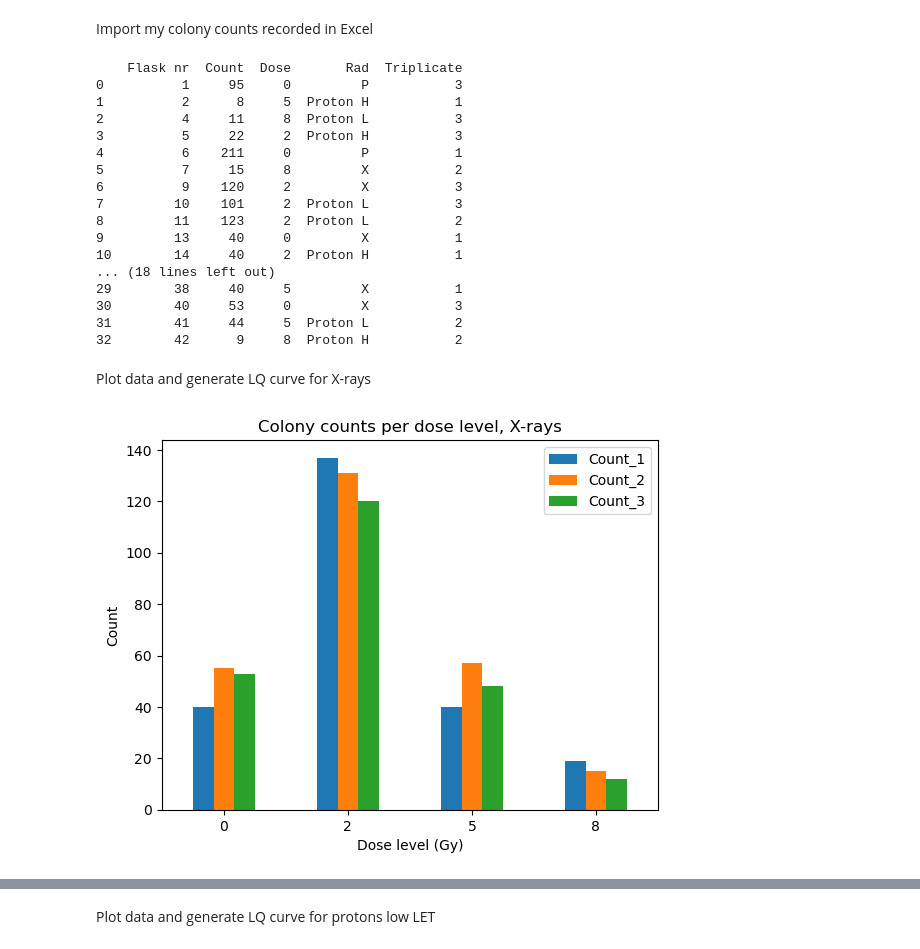
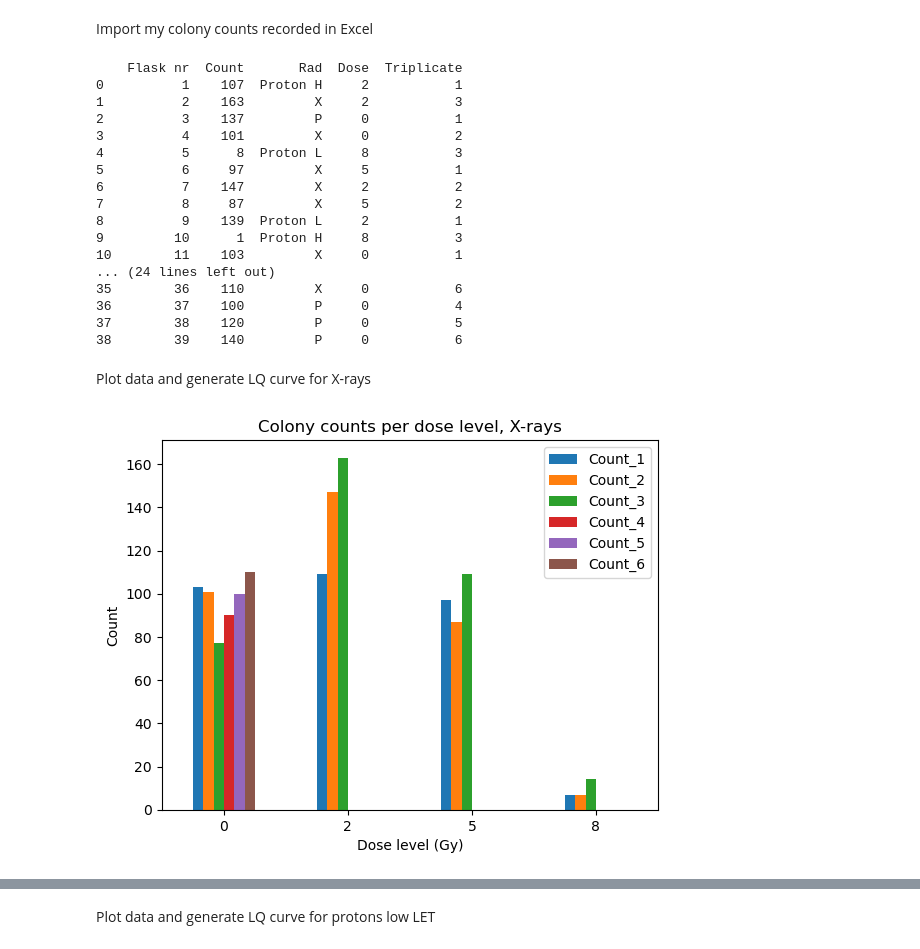
Before and after one commit to BrittHaanen15/Thesis_project, a Jupyter notebook: Python codes/Cell survival analysis per experiment.ipynb, the cells around one changed output, grey strips where cells are left out. Saved outputs shown, nothing was run; the diff lists cells and outputs as text; code cells hidden in the pictures.

Commit message:
Updated for new experiments: 1= adjusted plating numbers, 2 = updated to accept 6 controls

```diff
--- a/Python codes/Cell survival analysis per experiment.ipynb
+++ b/Python codes/Cell survival analysis per experiment.ipynb
@@ -11,13 +11,13 @@ from scipy.interpolate import interp1d
 # %% [markdown]
 Import my colony counts recorded in Excel
 # %%
-path = r"C:\Users\bhaan\Documents\#Master Degree\Thesis\Thesis_project\Cell survival results\Corrected results 18 Nov.xlsx"
+path = r"C:\Users\bhaan\Documents\#Master Degree\Thesis\Thesis_project\Cell survival results\Bogus results with 6 controls.xlsx"
 data = pd.read_excel(path)
 
 #Set dose levels and used plating numbers
 Dose_levels = np.array([0, 2, 5, 8])
-Plating_numbers = np.array([500, 1000, 4000, 16000])
-Plating_numbers_h = np.array([500, 1000, 8000, 16000])
+Plating_numbers = np.array([500, 1000, 5000, 20000])
+Plating_numbers_h = np.array([500, 1000, 10000, 20000])
 
 #Edge correction
 Adjusted_Plating_numbers = 0.9368*Plating_numbers
@@ -30,23 +30,23 @@ foldername = 'Analysis ' + os.path.splitext(os.path.split(path)[-1])[0]
 folderpath = os.path.join(r'C:\Users\bhaan\Documents\#Master Degree\Thesis\Thesis_project\Cell survival results', foldername)
 os.mkdir(folderpath)
 # %% [output]
-    Flask nr  Count  Dose       Rad  Triplicate
-0          1     95     0         P           3
-1          2      8     5  Proton H           1
-2          4     11     8  Proton L           3
-3          5     22     2  Proton H           3
-4          6    211     0         P           1
-5          7     15     8         X           2
-6          9    120     2         X           3
-7         10    101     2  Proton L           3
-8         11    123     2  Proton L           2
-9         13     40     0         X           1
-10        14     40     2  Proton H           1
-... (18 lines left out)
-29        38     40     5         X           1
-30        40     53     0         X           3
-31        41     44     5  Proton L           2
-32        42      9     8  Proton H           2
+    Flask nr  Count       Rad  Dose  Triplicate
+0          1    107  Proton H     2           1
+1          2    163         X     2           3
+2          3    137         P     0           1
+3          4    101         X     0           2
+4          5      8  Proton L     8           3
+5          6     97         X     5           1
+6          7    147         X     2           2
+7          8     87         X     5           2
+8          9    139  Proton L     2           1
+9         10      1  Proton H     8           3
+10        11    103         X     0           1
+... (24 lines left out)
+35        36    110         X     0           6
+36        37    100         P     0           4
+37        38    120         P     0           5
+38        39    140         P     0           6
 # %%
 def Perform_LQ_fit(doses, survival):
     #Generate LQ fit
@@ -123,21 +123,21 @@ Plot data and generate LQ curve for X-rays
 # %%
 #Filter out X-ray results
 X_ray_samples = data[data['Rad'] == 'X']
 
 #Split per dose level
 X_ray_survival, X_ray_survival_std, X_ray_df = Parse_data(Dose_levels, Adjusted_Plating_numbers, X_ray_samples)
 
 #Save df
 X_ray_df.to_excel(os.path.join(folderpath,'X-rays.xlsx'), index=False)
 
 #Make bar plot of colony counts
-X_ray_df.plot(x="Dose", y=["Count_1", "Count_2", "Count_3"], kind="bar", rot=0)
+X_ray_df.plot(x="Dose", y=["Count_1", "Count_2", "Count_3","Count_4", "Count_5", "Count_6"], kind="bar", rot=0)
 plt.title('Colony counts per dose level, X-rays')
 plt.xlabel('Dose level (Gy)')
 plt.ylabel('Count')
 plt.savefig(os.path.join(folderpath,'Colony counts X-ray.jpeg'))
 # %% [output]
-[figure, old version]
+[figure, new version]
 # %%
 #Generate LQ fit plot
 params_x, LQ_func = Perform_LQ_fit(Dose_levels, X_ray_survival)
```
Also changed, not shown: parts of 7 cells of this notebook, 12 other files.
